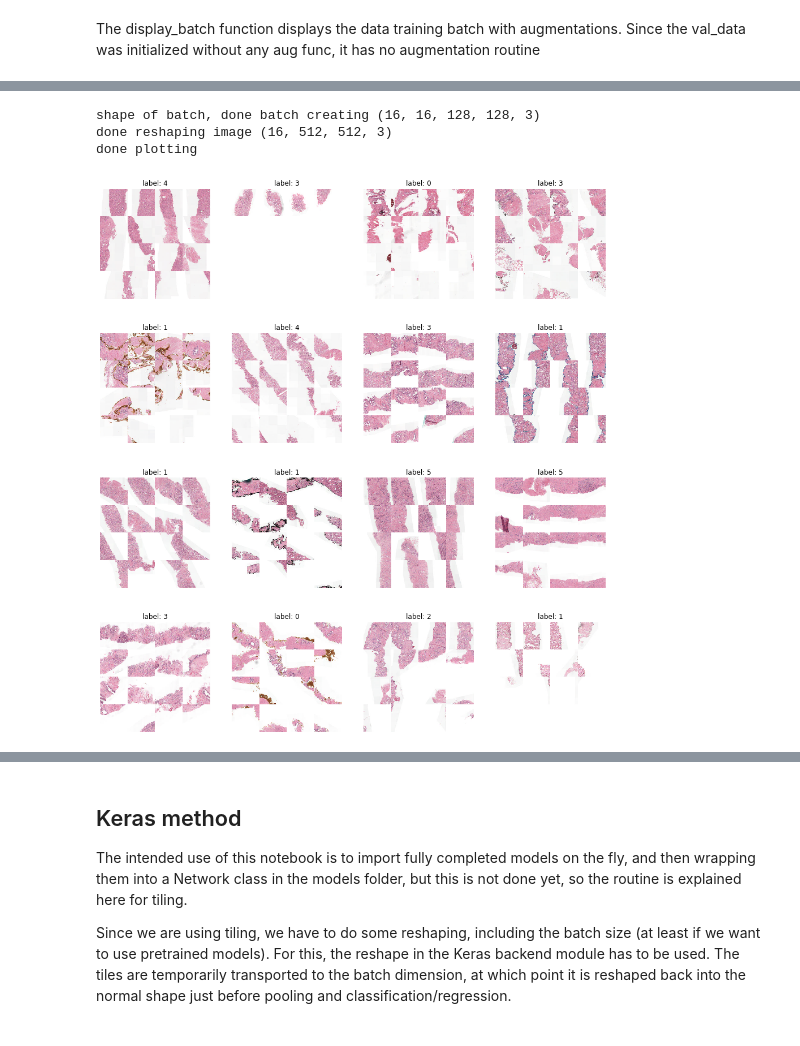
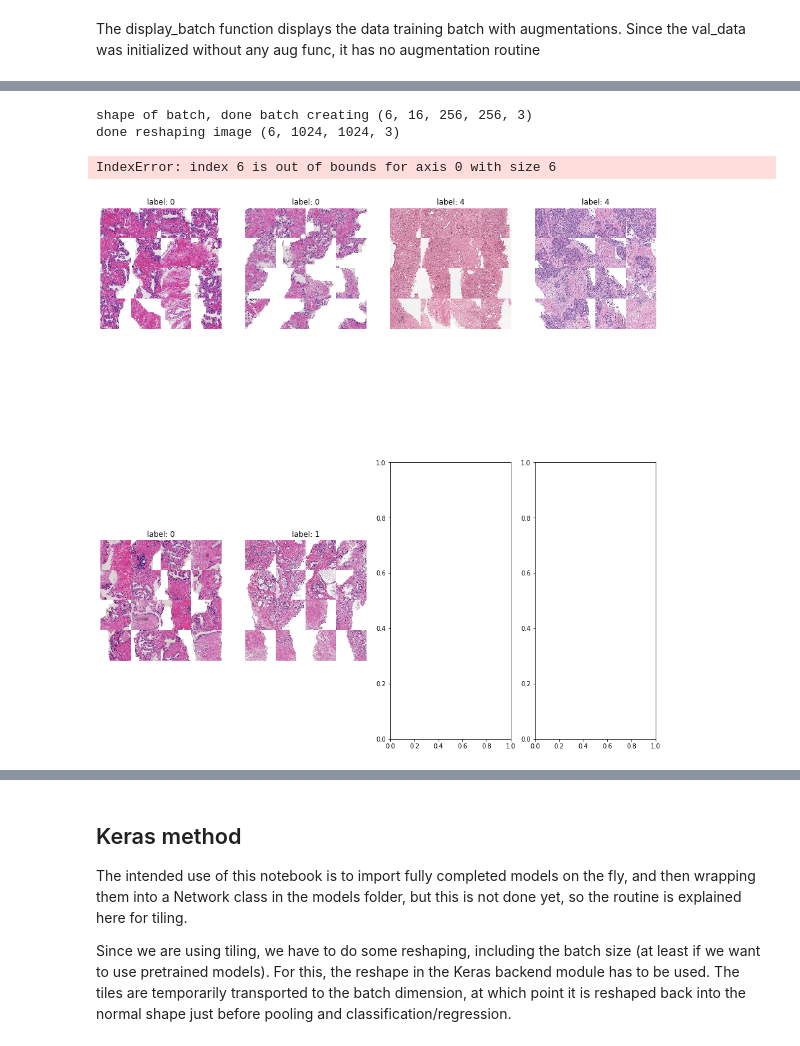
Before and after one commit to stephandooper/panda, a Jupyter notebook: notebooks/example.ipynb, the cells around one changed output, grey strips where cells are left out. Drawn from its saved outputs; the diff is of its cells as text; code cells hidden in the pictures.

Commit message:
added tile from coords

```diff
--- a/notebooks/example.ipynb
+++ b/notebooks/example.ipynb
@@ -140,7 +167,7 @@ fold_df = PandasDataLoader(images_csv_path=Path(DATA_DIR) / Path('train.csv'),
 # we create a possible stratification here, the options are by isup grade, or further distilled by isup grade and data provider
 # stratified_isup_sample or stratified_isup_dp_sample, we use the former.
 
-fold_df = fold_df.stratified_isup_dp_sample(NFOLDS, SEED)
+fold_df = fold_df.stratified_isup_sample(NFOLDS, SEED)
 
 # we can create training/validation splits from the fold column
 train_df = fold_df[fold_df['split'] != TRAIN_FOLD]
@@ -242,21 +259,38 @@ def aug_routine(image):
     image = aug_op['image']
     return image
 # %%
+coords = np.load('1-16-256-255.npy',allow_pickle=True)
+data = TiffFromCoords(coords=coords,
+                      df=train_df,
+                     img_dir=IMG_DIR,
+                     batch_size=BATCH_SIZE,
+                     aug_func=None,
+                     one_hot=False)
+
+# do not use augmentation for the val_data, if aug_func is empty (None default), then no augmentation is used.
+val_data = TiffFromCoords(coords = coords,
+                         df=valid_df,
+                         img_dir=IMG_DIR,
+                         batch_size=BATCH_SIZE,
+                         aug_func=None,
+                         one_hot=False)
+
+
+'''
 data = TiffGenerator(df=train_df,
                      img_dir=IMG_DIR,
-                     tiff_level=2,
+                     tiff_level=TILE_LEVEL,
                      batch_size=BATCH_SIZE,
-                     preproc_method='tile',
                      aug_func=None,
-                     tile_params={},
-                     td_params={})
+                     tile_params=tile_params,
+                     one_hot=False)
 
 # do not use augmentation for the val_data, if aug_func is empty (None default), then no augmentation is used.
-val_data = TiffGenerator(df=train_df,
+val_data = TiffGenerator(df=valid_df,
                          img_dir=IMG_DIR,
-                         tiff_level=2,
+                         tiff_level=TILE_LEVEL,
                          batch_size=BATCH_SIZE,
-                         preproc_method='tile',
                          aug_func=None,
-                         tile_params={},
-                         td_params={})
+                         tile_params=tile_params,
+                         one_hot=False)
+'''
@@ -285,8 +321,8 @@ Wed May 27 19:13:53 2020
 # %%
-data.display_batch()
+data.display_batch(plot_grid=(2,4))
 # %% [output]
-shape of batch, done batch creating (16, 16, 128, 128, 3)
-done reshaping image (16, 512, 512, 3)
-done plotting
+shape of batch, done batch creating (6, 16, 256, 256, 3)
+done reshaping image (6, 1024, 1024, 3)
+IndexError: index 6 is out of bounds for axis 0 with size 6
-[figure, old version]
+[figure, new version]
 # %%
```
Also changed, not shown: parts of 34 cells of this notebook, 22 other files.
